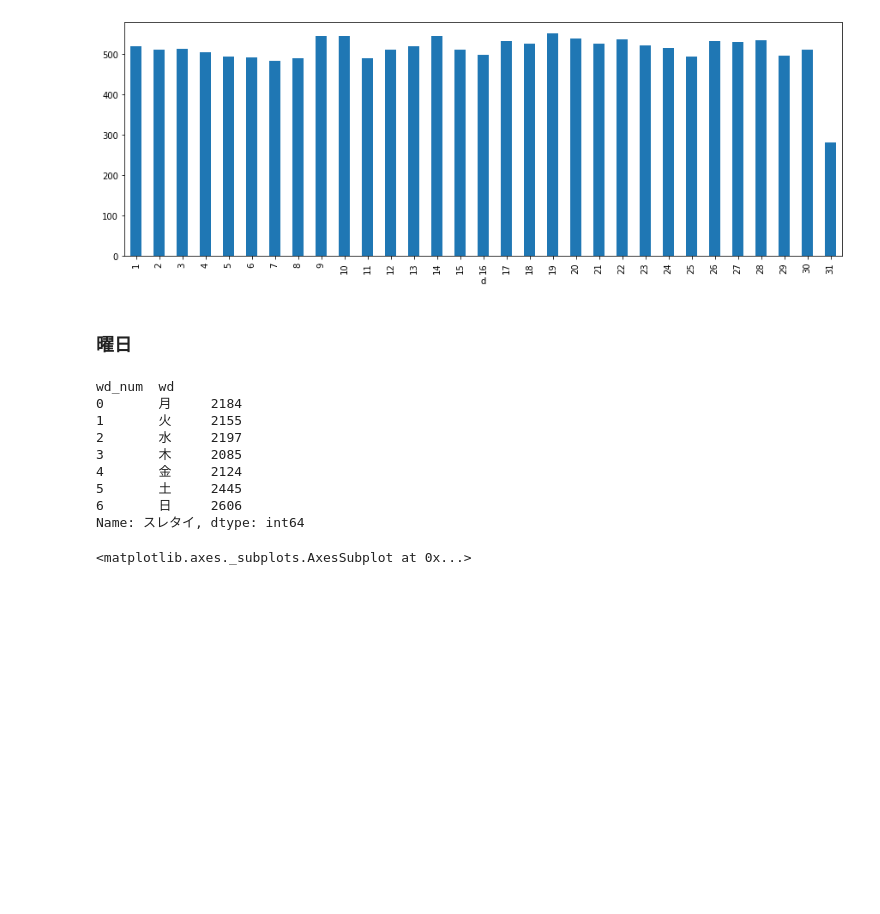
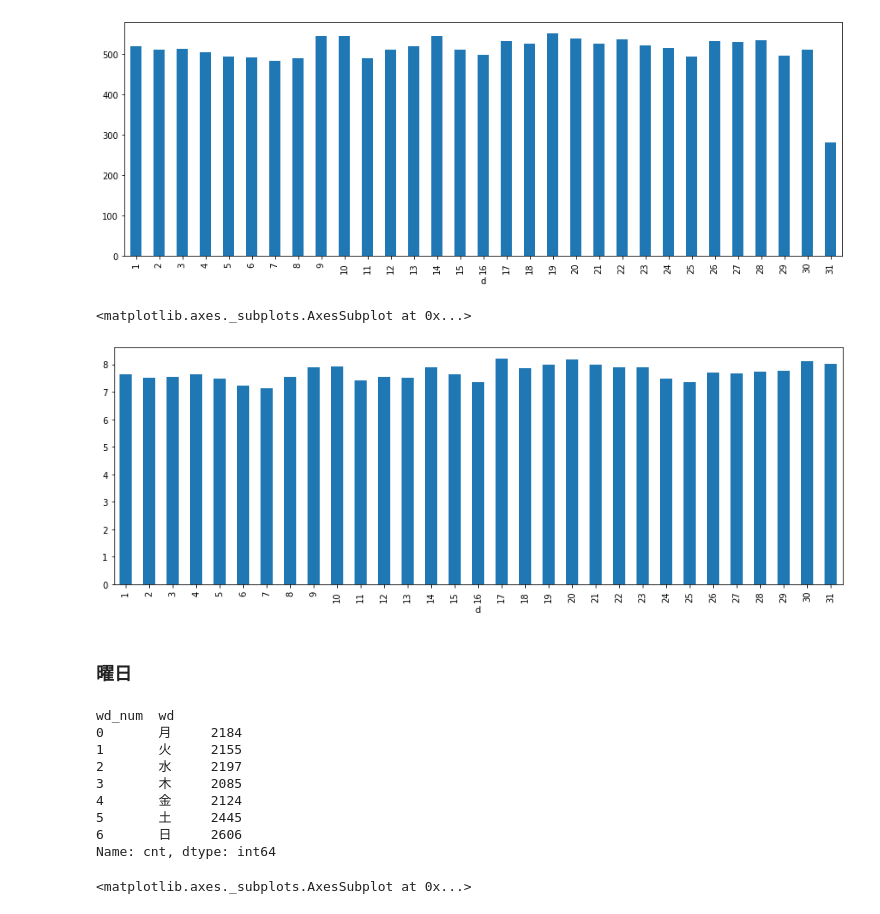
Before and after one commit to Kazuya-Minakuchi/qiita, a Jupyter notebook: dereste_analysis/open2ch/02_check_board_list.ipynb, the cells around one changed output. Saved outputs shown, nothing was run; the diff lists cells and outputs as text; code cells hidden in the pictures; blank space fills up the shorter version.

```diff
--- a/dereste_analysis/open2ch/02_check_board_list.ipynb
+++ b/dereste_analysis/open2ch/02_check_board_list.ipynb
@@ -300,10 +332,21 @@ df.groupby('d')['スレタイ'].count().plot(kind='bar', figsize=(15, 5))
 # %% [output]
 <matplotlib.axes._subplots.AxesSubplot at 0x...>
 [figure]
+# %%
+# 平均にするとそこそこ平等
+(
+    df
+    .groupby(['y', 'm', 'd'])['cnt'].sum() # 毎日の合計とる
+    .groupby('d').mean() # 日付だけで平均とる
+    .plot(kind='bar', figsize=(15, 5))
+)
+# %% [output]
+<matplotlib.axes._subplots.AxesSubplot at 0x...>
+[figure, added]
 # %% [markdown]
 ### 曜日
 # %%
-df.groupby(['wd_num', 'wd'])['スレタイ'].count()
+df.groupby(['wd_num', 'wd'])['cnt'].sum()
 # %% [output]
 wd_num  wd
 0       月     2184
@@ -313,7 +356,7 @@ wd_num  wd
 4       金     2124
 5       土     2445
 6       日     2606
-Name: スレタイ, dtype: int64
+Name: cnt, dtype: int64
 # %%
 # 平日はほぼ横ばい
 # 土日は多い傾向
```
Also changed, not shown: parts of 26 cells of this notebook.
